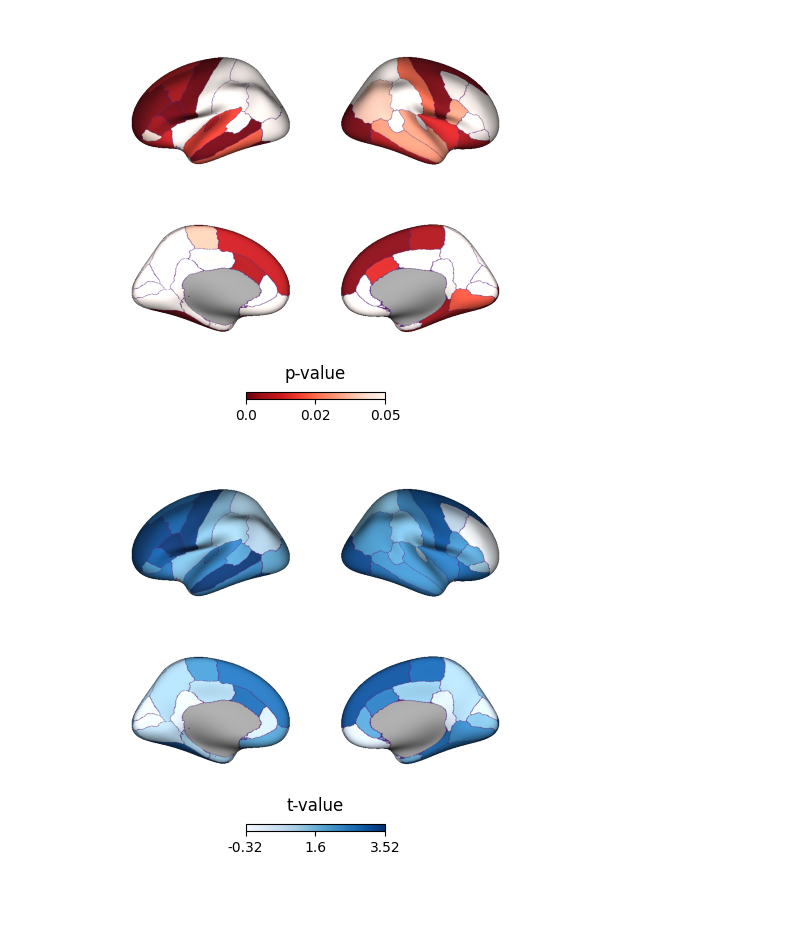
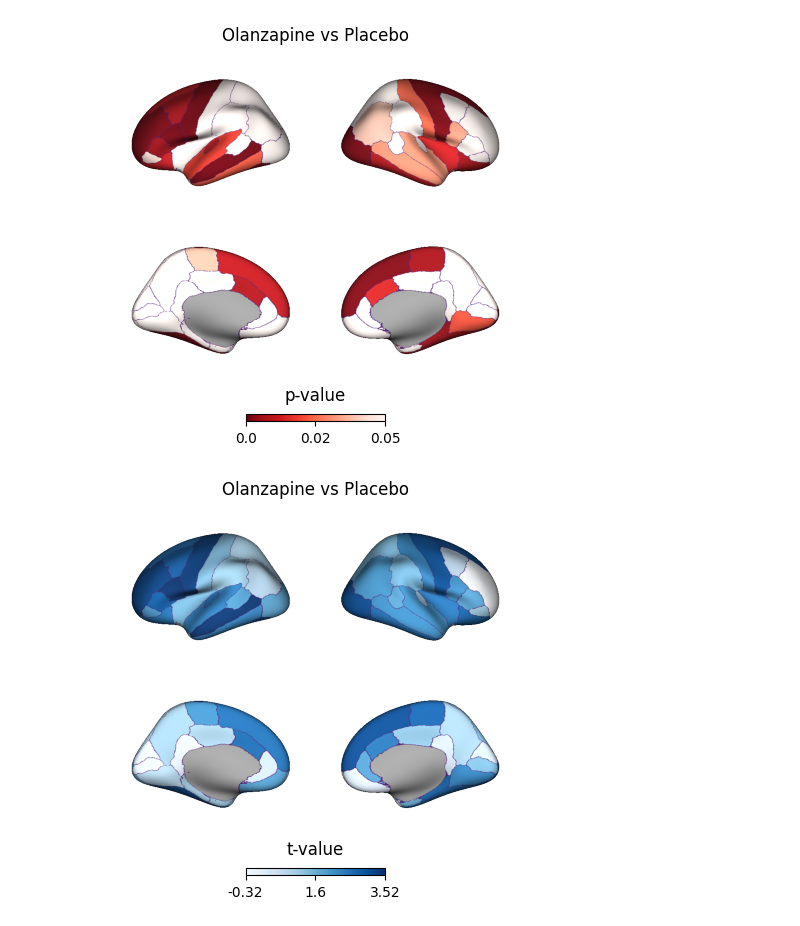
Before and after one commit to ltuominen/AP_comparison, a Jupyter notebook: code/Plot_Olanzapine.ipynb, the cells around one changed output. Drawn from its saved outputs; the diff is of its cells as text; code cells hidden in the pictures; blank space fills up the shorter version.

```diff
--- a/code/Plot_Olanzapine.ipynb
+++ b/code/Plot_Olanzapine.ipynb
@@ -10,11 +10,11 @@ from neuromaps.datasets import fetch_fsaverage
 # %%
 base_path = os.path.dirname(os.getcwd())
 
-dat = pd.read_csv(base_path + '/data/STOPPD/parcelwise_groupdifference.csv')
+Bdat = pd.read_csv(base_path + '/data/STOPPD/parcelwise_groupdifference.csv')
 
 # make maps to plt
-lh_dat = dat.loc[dat['parcel'].str.contains('lh_'),:]
-rh_dat = dat.loc[dat['parcel'].str.contains('rh_'),:]
+lh_dat = Bdat.loc[Bdat['parcel'].str.contains('lh_'),:]
+rh_dat = Bdat.loc[Bdat['parcel'].str.contains('rh_'),:]
 # %%
 # get labels
 lh_labels = get_annot_labels('lh.aparc.annot')
@@ -41,22 +25,23 @@ pmap = rois2maps(lh_dat, rh_dat, 'p-value', lh_labels, rh_labels)
 # %%
 # plot
 surface = fetch_fsaverage(density='164k')
 lh, rh = surface['inflated']
 dk = {'left': np.array(lh_labels), 'right': np.array(rh_labels)} # outlines
 
 p = Plot(lh, rh, views=['lateral', 'medial'], zoom=1.2)
 p.add_layer(pmap, cmap='Reds_r', cbar_label='p-value', color_range = (0,0.05))
 p.add_layer(dk, as_outline=True, cbar=False)
 
 pic = p.build()
 
 # fix legend
 cbar_ax = pic.axes[-1]
 cbar_ax.set_ylabel('')
 cbar_ax.set_title('p-value', pad=10);
+plt.title('Olanzapine vs Placebo');
 pic.savefig(os.path.join(base_path + '/figs/OLZ_parcelwise_groupdifference_pval.jpg'), dpi=300, transparent=True)
 # %% [output]
-[figure, old version]
+[figure, new version]
 # %%
 tmap = rois2maps(lh_dat, rh_dat, 't-value', lh_labels, rh_labels)
 
@@ -75,6 +60,7 @@ pic = p.build()
 cbar_ax = pic.axes[-1]
 cbar_ax.set_ylabel('')
 cbar_ax.set_title('t-value', pad=10);
+plt.title('Olanzapine vs Placebo');
 pic.savefig(os.path.join(base_path + '/figs/OLZ_parcelwise_groupdifference_tval.jpg'), dpi=300, transparent=True)
 # %% [output]
-[figure, old version]
+[figure, new version]
```
Also changed, not shown: parts of 4 cells of this notebook, 7 other files.
